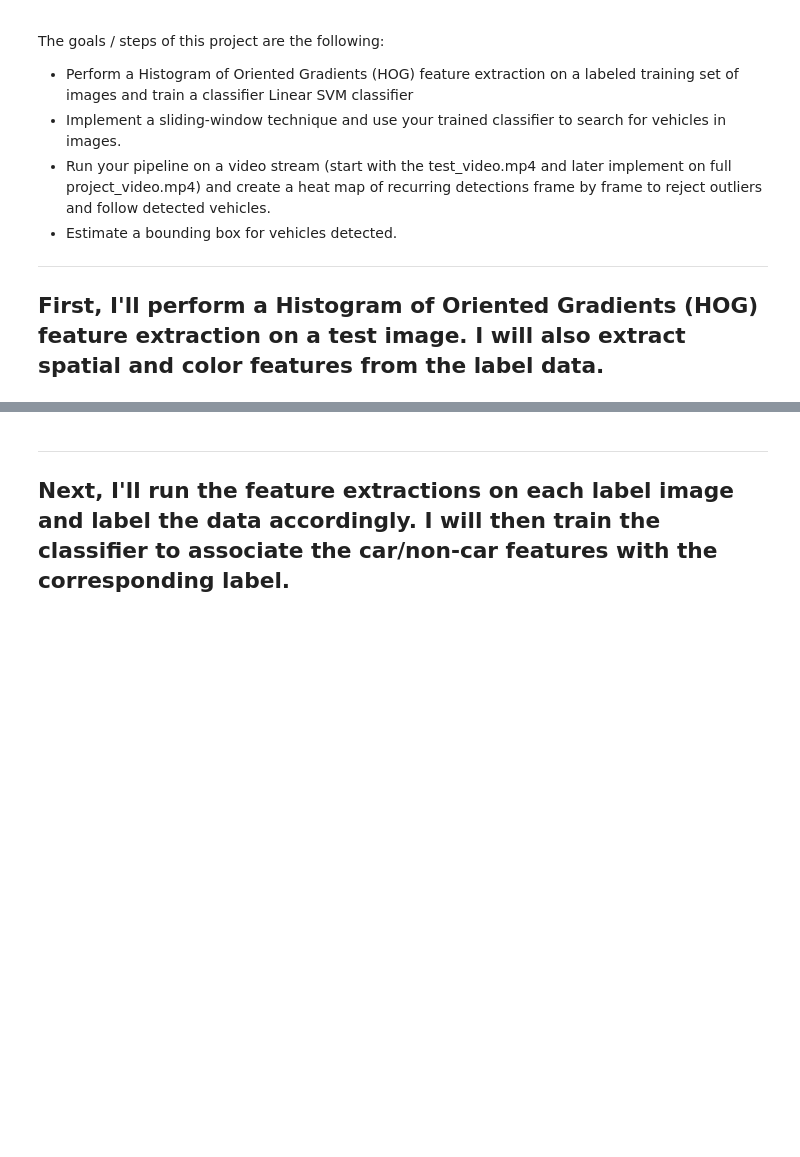
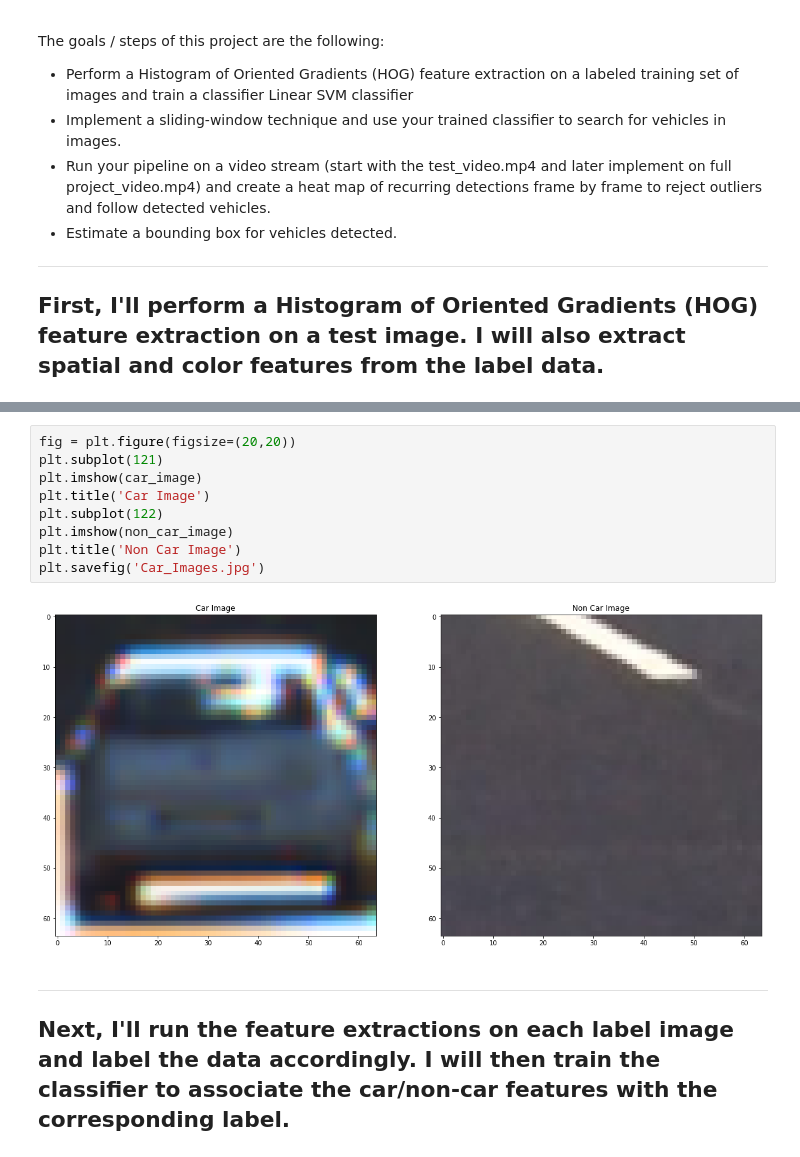
Before and after one commit to albertzheng07/Vehicle_Detection, a Jupyter notebook: project.ipynb, the cells around one changed output, grey strips where cells are left out. Drawn from its saved outputs; the diff is of its cells as text; blank space fills up the shorter version.

```diff
--- a/project.ipynb
+++ b/project.ipynb
@@ -115,3 +115,14 @@ plt.savefig('HOG_Features.jpg')
+# %%
+fig = plt.figure(figsize=(20,20))
+plt.subplot(121)
+plt.imshow(car_image)
+plt.title('Car Image')
+plt.subplot(122)
+plt.imshow(non_car_image)
+plt.title('Non Car Image')
+plt.savefig('Car_Images.jpg')
+# %% [output]
+[figure, added]
 # %% [markdown]
 ---
 ## Next, I'll run the feature extractions on each label image and label the data accordingly. I will then train the classifier to associate the car/non-car features with the corresponding label.
```
Also changed, not shown: parts of 1 cell of this notebook, 3 other files.
